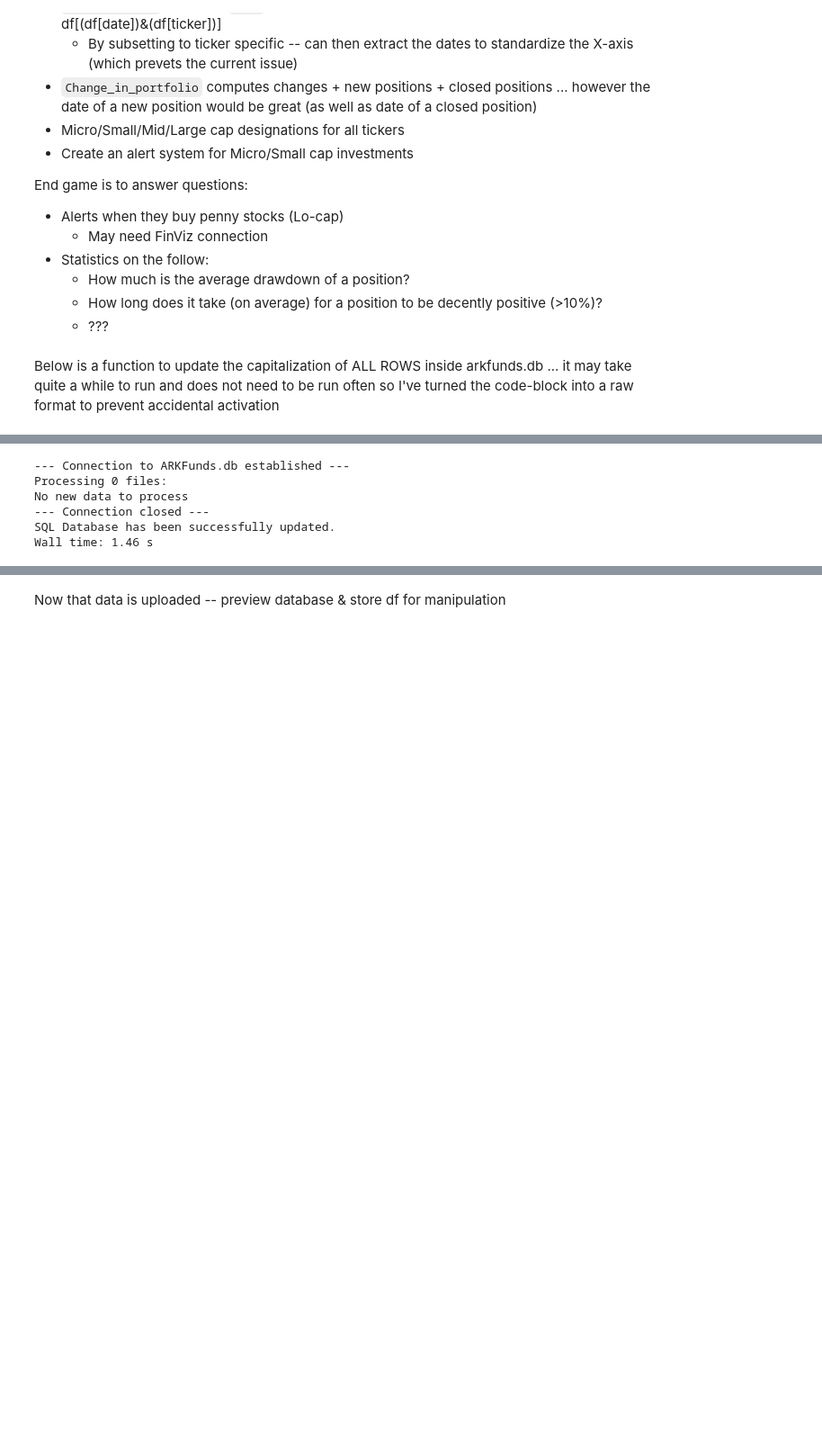
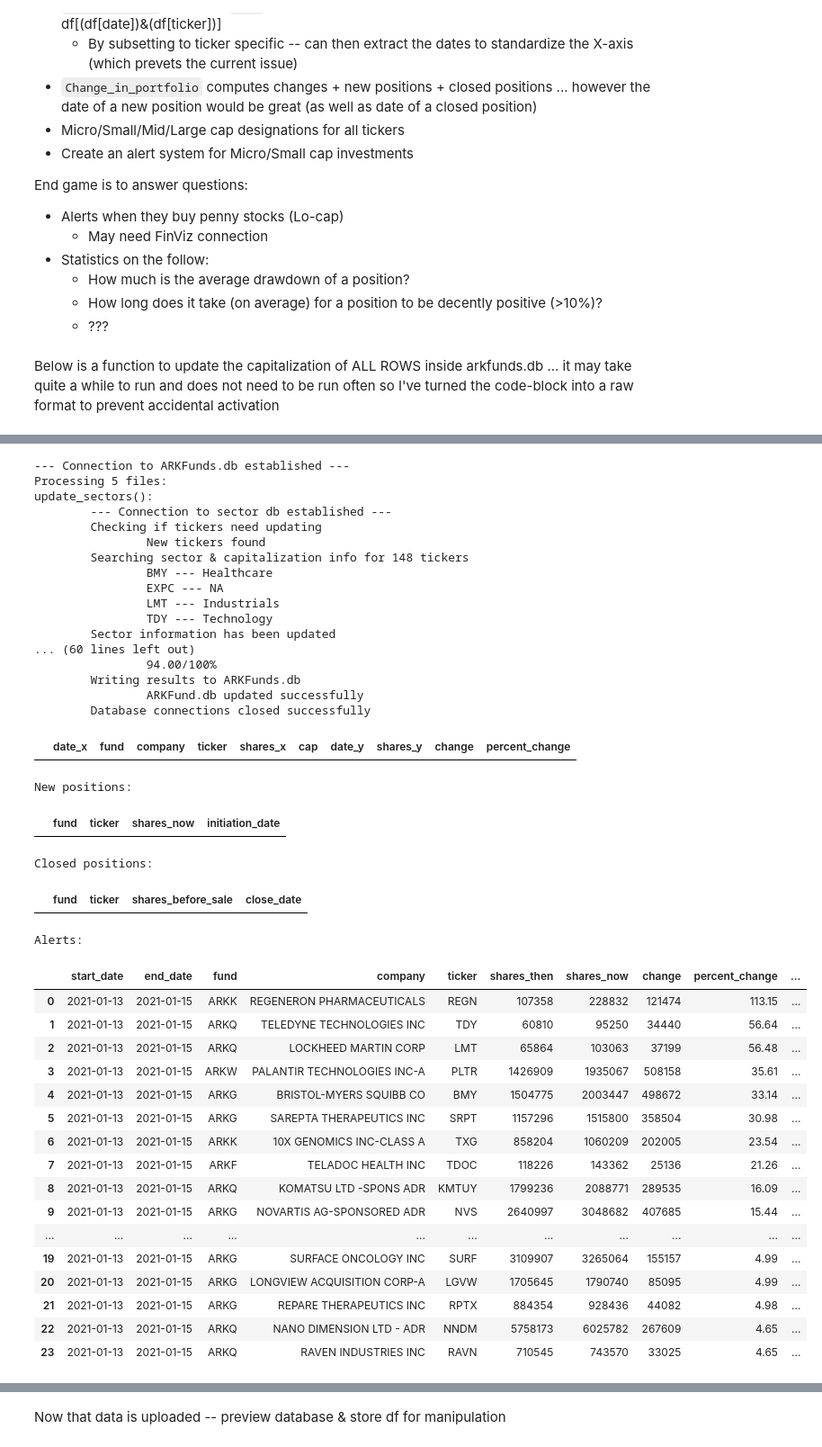
Before and after one commit to ShyuShiro/ARKFund_App, a Jupyter notebook: ARK Visualizations.ipynb, the cells around one changed output, grey strips where cells are left out. Shown: that part at 90% size. Drawn from its saved outputs; the diff is of its cells as text; code cells hidden in the pictures; blank space fills up the shorter version.

```diff
--- a/ARK Visualizations.ipynb
+++ b/ARK Visualizations.ipynb
@@ -137,12 +185,14 @@ def backup_data():
     from shutil import copyfile
     import datetime
 
+    set_dir() #Make sure directory is set appropriately
+
     today = datetime.datetime.today()
 
     if today.weekday() == 4: #If day of week is Friday
-        print("Backing up databases because it is Friday")
+        print("backup_data() activated --- backing up databases because it is Friday")
         copyfile("ARKFund.db","Backups/"+today.date().isoformat()+" ARKFund.db")
         copyfile("sectors.db","Backups/"+today.date().isoformat()+" sectors.db")
-        print("Data has been backedup for today: ",today.date().isoformat())
+        print("\tData has been backedup for today: ",today.date().isoformat())
     else:
         pass
@@ -252,16 +448,17 @@ def update_arkfund():
         ###Does not work! -- SQLite3 can only accept types TEXT, INT, REAL ... this results in datetime --> TEXT upon saving
 
         print("Computing capitalization of new data")
+        #Do this by loading in sectors.db data and grabbing the data from there (already loaded as sectors)
         cap_designation = []
         valuation = []
         count = 2
         total = len(df_all['ticker'])
         for i in df_all['ticker']:
-            if count%50 == 0 or count == total:
+            if count%50 == 0 or count == total: #Provide progress updates
                 print("\t%s/%s"%(count,total))
-            c,m = capitalization(i)
-            cap_designation.append(c)
-            valuation.append(m)
+            temp = sectors[sectors['ticker']==i]
+            cap_designation.append(temp['cap'].iloc[0])
+            valuation.append(temp['market_cap'].iloc[0])
             count += 1
 
         df_all['cap'] = cap_designation
@@ -283,18 +480,29 @@ def update_arkfund():
                 os.rename(file, "Processed/"+file) #Move csv file to the processed folder so it doesn't read next time
                 print("\t%s has been uploaded"%file)
             else:
-                print("\t%s already exists in the database"%file)
+                print("\t%s already exists in the database -- Removing file"%file)
+                os.remove(file)
+                print("File: %s has been deleted"%file)
     else:
         print("No new data to process")
-        sectors = see_data(1)
+        sectors = see_data(1) #Grab sectors data to provide as output
 
     conn.close() #Close SQLite Database connection
     print("--- Connection closed ---")
     print("SQL Database has been successfully updated.")
 
     #Backup servers as necessary (Current trigger is: Friday (weekday == 4))
-    backup_data() #function checks weekday and returns nothing if weekday != 4
+    update_capitalization() #Updates all info for sectors.db then ARKFund.db ... a bit redundant because we just loaded data today (but runs quite fast)
+    backup_data() #function checks weekday and returns nothing if weekday != 4 ... it backs up both ".db" files
 
-    return df_all,sectors #df_all = df of newly appended data .. NOT the data in arkfunds.db | sectors = sector all info from sectors.db
+    _, new, closed, alerts = change_in_portfolio() #Determine changes, new positions, closed positions, alerts
+    print("New positions:")
+    display(new)
+    print("Closed positions:")
+    display(closed)
+    print("Alerts:")
+    display(alerts)
+
+    return df_all,sectors, new, closed, alerts #df_all = df of newly appended data .. NOT the data in arkfunds.db | sectors = sector all info from sectors.db
 # %% [markdown]
 Below is a function to update the capitalization of ALL ROWS inside arkfunds.db ... it may take quite a while to run and does not need to be run often so I've turned the code-block into a raw format to prevent accidental activation
@@ -347,10 +509,44 @@ def update_capitalization():
 # %%
 %%time
-added_df,sectors = update_arkfund()
+df_today,sectors,new,closed,alerts = update_arkfund()
 # %% [output]
 --- Connection to ARKFunds.db established ---
-Processing 0 files:
-No new data to process
---- Connection closed ---
-SQL Database has been successfully updated.
-Wall time: 1.46 s
+Processing 5 files:
+update_sectors():
+        --- Connection to sector db established ---
+        Checking if tickers need updating
+                New tickers found
+        Searching sector & capitalization info for 148 tickers
+                BMY --- Healthcare
+                EXPC --- NA
+                LMT --- Industrials
+                TDY --- Technology
+        Sector information has been updated
+... (60 lines left out)
+                94.00/100%
+        Writing results to ARKFunds.db
+                ARKFund.db updated successfully
+        Database connections closed successfully
+|  | date_x | fund | company | ticker | shares_x | cap | date_y | shares_y | change | percent_change |
+New positions:
+|  | fund | ticker | shares_now | initiation_date |
+Closed positions:
+|  | fund | ticker | shares_before_sale | close_date |
+Alerts:
+|  | start_date | end_date | fund | company | ticker | shares_then | shares_now | change | percent_change | ... |
+| 0 | 2021-01-13 | 2021-01-15 | ARKK | REGENERON PHARMACEUTICALS | REGN | 107358 | 228832 | 121474 | 113.15 | ... |
+| 1 | 2021-01-13 | 2021-01-15 | ARKQ | TELEDYNE TECHNOLOGIES INC | TDY | 60810 | 95250 | 34440 | 56.64 | ... |
+| 2 | 2021-01-13 | 2021-01-15 | ARKQ | LOCKHEED MARTIN CORP | LMT | 65864 | 103063 | 37199 | 56.48 | ... |
+| 3 | 2021-01-13 | 2021-01-15 | ARKW | PALANTIR TECHNOLOGIES INC-A | PLTR | 1426909 | 1935067 | 508158 | 35.61 | ... |
+| 4 | 2021-01-13 | 2021-01-15 | ARKG | BRISTOL-MYERS SQUIBB CO | BMY | 1504775 | 2003447 | 498672 | 33.14 | ... |
+| 5 | 2021-01-13 | 2021-01-15 | ARKG | SAREPTA THERAPEUTICS INC | SRPT | 1157296 | 1515800 | 358504 | 30.98 | ... |
+| 6 | 2021-01-13 | 2021-01-15 | ARKK | 10X GENOMICS INC-CLASS A | TXG | 858204 | 1060209 | 202005 | 23.54 | ... |
+| 7 | 2021-01-13 | 2021-01-15 | ARKF | TELADOC HEALTH INC | TDOC | 118226 | 143362 | 25136 | 21.26 | ... |
+| 8 | 2021-01-13 | 2021-01-15 | ARKQ | KOMATSU LTD -SPONS ADR | KMTUY | 1799236 | 2088771 | 289535 | 16.09 | ... |
+| 9 | 2021-01-13 | 2021-01-15 | ARKG | NOVARTIS AG-SPONSORED ADR | NVS | 2640997 | 3048682 | 407685 | 15.44 | ... |
+| ... | ... | ... | ... | ... | ... | ... | ... | ... | ... | ... |
+| 19 | 2021-01-13 | 2021-01-15 | ARKG | SURFACE ONCOLOGY INC | SURF | 3109907 | 3265064 | 155157 | 4.99 | ... |
+| 20 | 2021-01-13 | 2021-01-15 | ARKG | LONGVIEW ACQUISITION CORP-A | LGVW | 1705645 | 1790740 | 85095 | 4.99 | ... |
+| 21 | 2021-01-13 | 2021-01-15 | ARKG | REPARE THERAPEUTICS INC | RPTX | 884354 | 928436 | 44082 | 4.98 | ... |
+| 22 | 2021-01-13 | 2021-01-15 | ARKQ | NANO DIMENSION LTD - ADR | NNDM | 5758173 | 6025782 | 267609 | 4.65 | ... |
+| 23 | 2021-01-13 | 2021-01-15 | ARKQ | RAVEN INDUSTRIES INC | RAVN | 710545 | 743570 | 33025 | 4.65 | ... |
```
Also changed, not shown: parts of 14 cells of this notebook, 4 other files.
